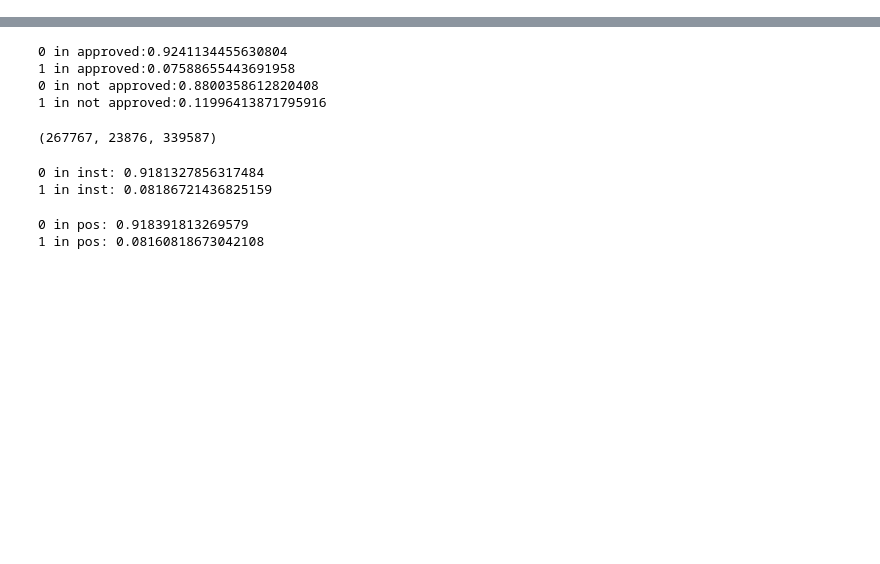
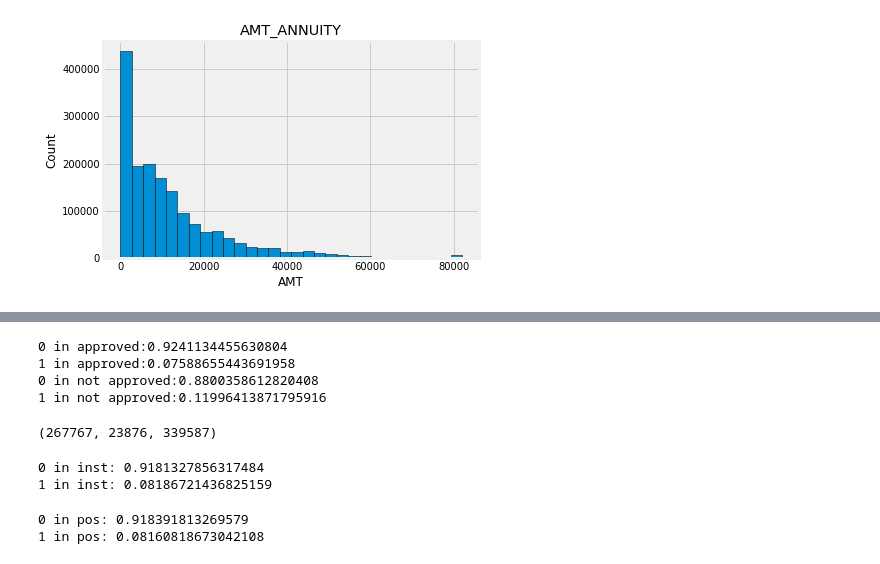
Before and after one commit to wluo-personal/AlphaBoosting, a Jupyter notebook: masaki/home credit/data_testing.ipynb, the cells around one changed output, grey strips where cells are left out. Saved outputs shown, nothing was run; the diff lists cells and outputs as text; code cells hidden in the pictures; blank space fills up the shorter version.

```diff
--- a/masaki/home credit/data_testing.ipynb
+++ b/masaki/home credit/data_testing.ipynb
@@ -102 +112,12 @@ credit_card_balance.to_pickle(PATH + 'credit_card_balance_outliers_replaced.pkl'
+# %%
+# previous_application
+previous_application['AMT_ANNUITY'] = replace_outliers_by_percentile(previous_application, 'AMT_ANNUITY', 99.5)
+previous_application['AMT_APPLICATION'] = replace_outliers_by_percentile(previous_application, 'AMT_APPLICATION', 99.5)
+previous_application['AMT_CREDIT'] = replace_outliers_by_percentile(previous_application, 'AMT_CREDIT', 99.5)
+previous_application['AMT_DOWN_PAYMENT'] = replace_outliers_by_percentile(previous_application, 'AMT_DOWN_PAYMENT', 99, True)
+previous_application['AMT_GOODS_PRICE'] = replace_outliers_by_percentile(previous_application, 'AMT_GOODS_PRICE', 99.5)
+previous_application['RATE_DOWN_PAYMENT'] = replace_outliers_by_percentile(previous_application, 'RATE_DOWN_PAYMENT', 99.5)
+previous_application['CNT_PAYMENT'] = replace_outliers_by_percentile(previous_application, 'CNT_PAYMENT', 99.5)
+
+previous_application.to_pickle(PATH + 'previous_application_outliers_replaced.pkl')
 # %%
@@ -122,0 +185,9 @@ credit_card_balance[credit_card_balance['AMT_BALANCE'].values >= np.nanpercentil
+# %%
+temp = replace_outliers_by_percentile(previous_application, 'AMT_ANNUITY', 99.5)
+
+plt.hist(temp['AMT_ANNUITY_percentile_replaced'].fillna(-1), edgecolor = 'k', bins = 30)
+plt.title('AMT_ANNUITY'); plt.xlabel('AMT'); plt.ylabel('Count');
+plt.show()
+# previous_application[previous_application['AMT_ANNUITY'].values > 50]['AMT_ANNUITY'], temp[temp['AMT_ANNUITY_percentile_replaced'].values > 50]
+# %% [output]
+[figure, added]
```
Also changed, not shown: parts of 25 cells of this notebook, 14 other files.
